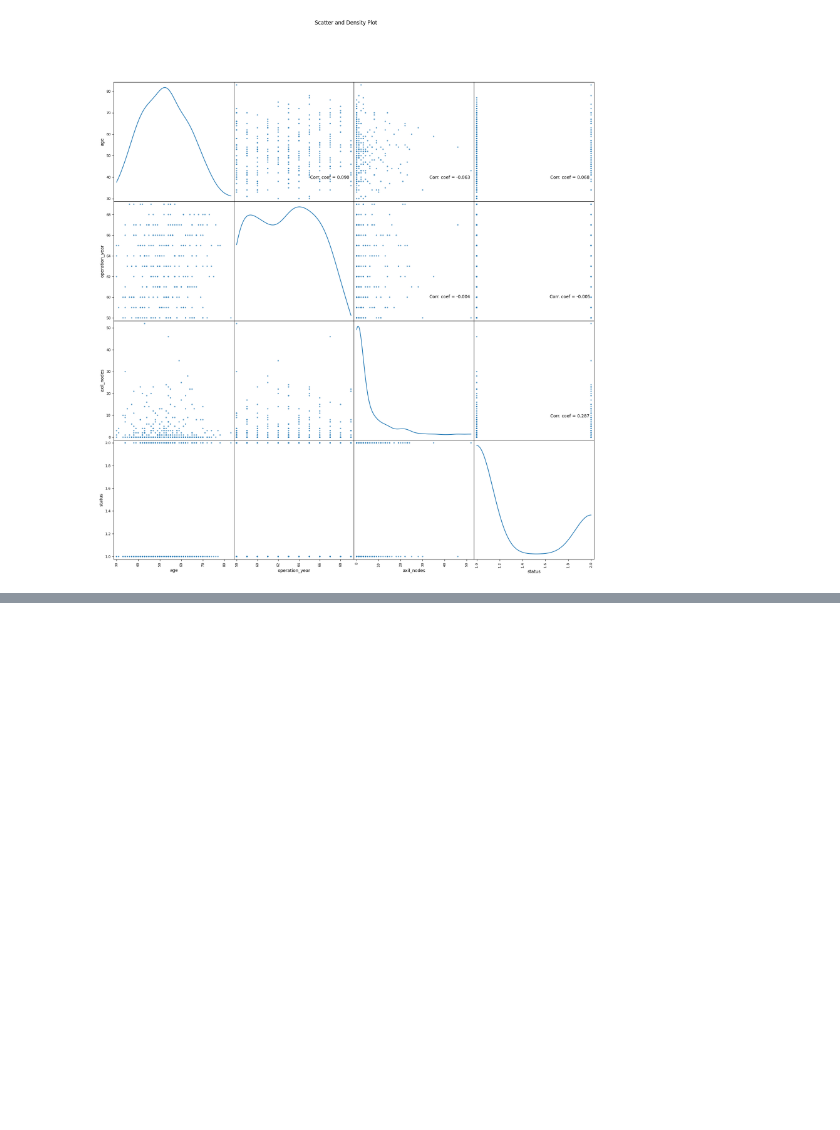
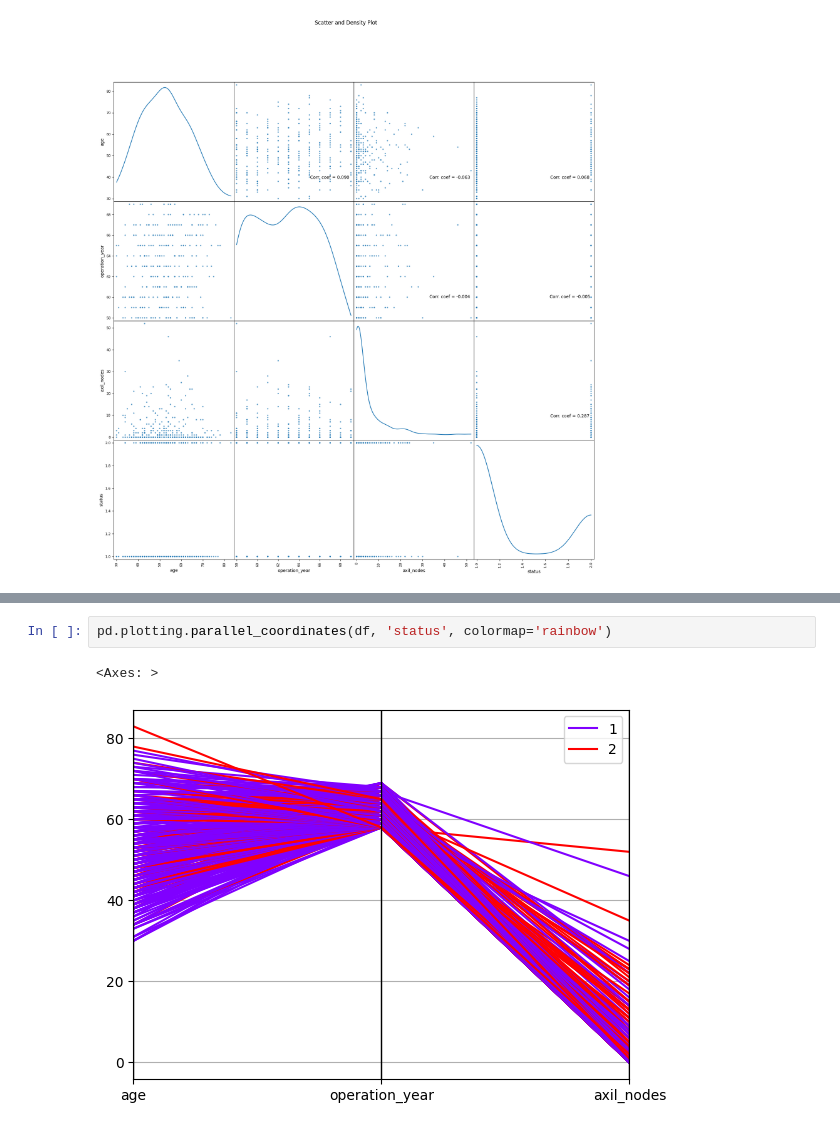
Before and after one commit to dev-frog/WM-ASDS04, a Jupyter notebook: lab_1/haberman.ipynb, the cells around one changed output, grey strips where cells are left out. Saved outputs shown, nothing was run; the diff lists cells and outputs as text; blank space fills up the shorter version.

```diff
--- a/lab_1/haberman.ipynb
+++ b/lab_1/haberman.ipynb
@@ -94,0 +105,5 @@ plotScatterMatrix(df, 20, 10)
+# %%
+pd.plotting.parallel_coordinates(df, 'status', colormap='rainbow')
+# %% [output]
+<Axes: >
+[figure, added]
```
Also changed, not shown: parts of 7 cells of this notebook, 6 other files.
